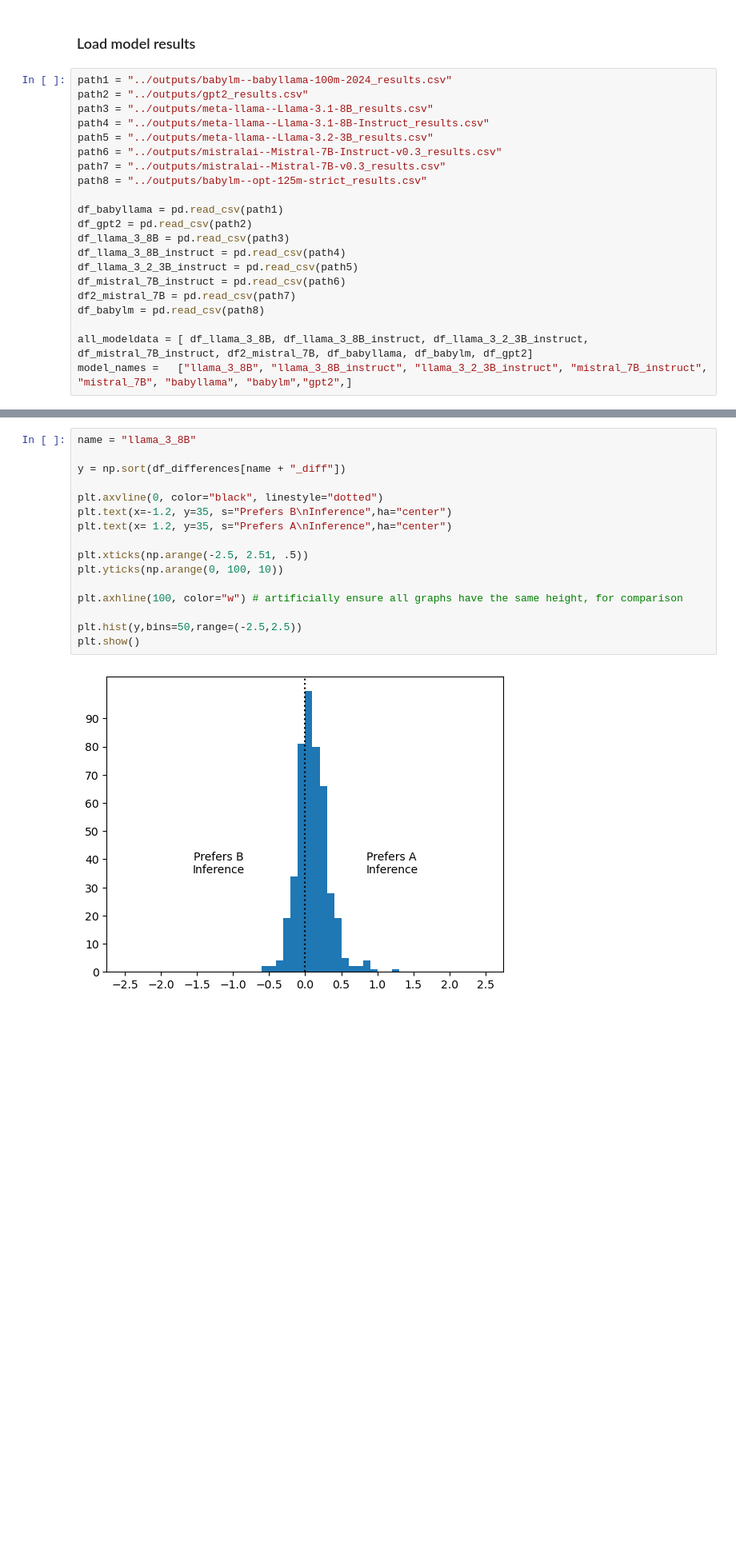
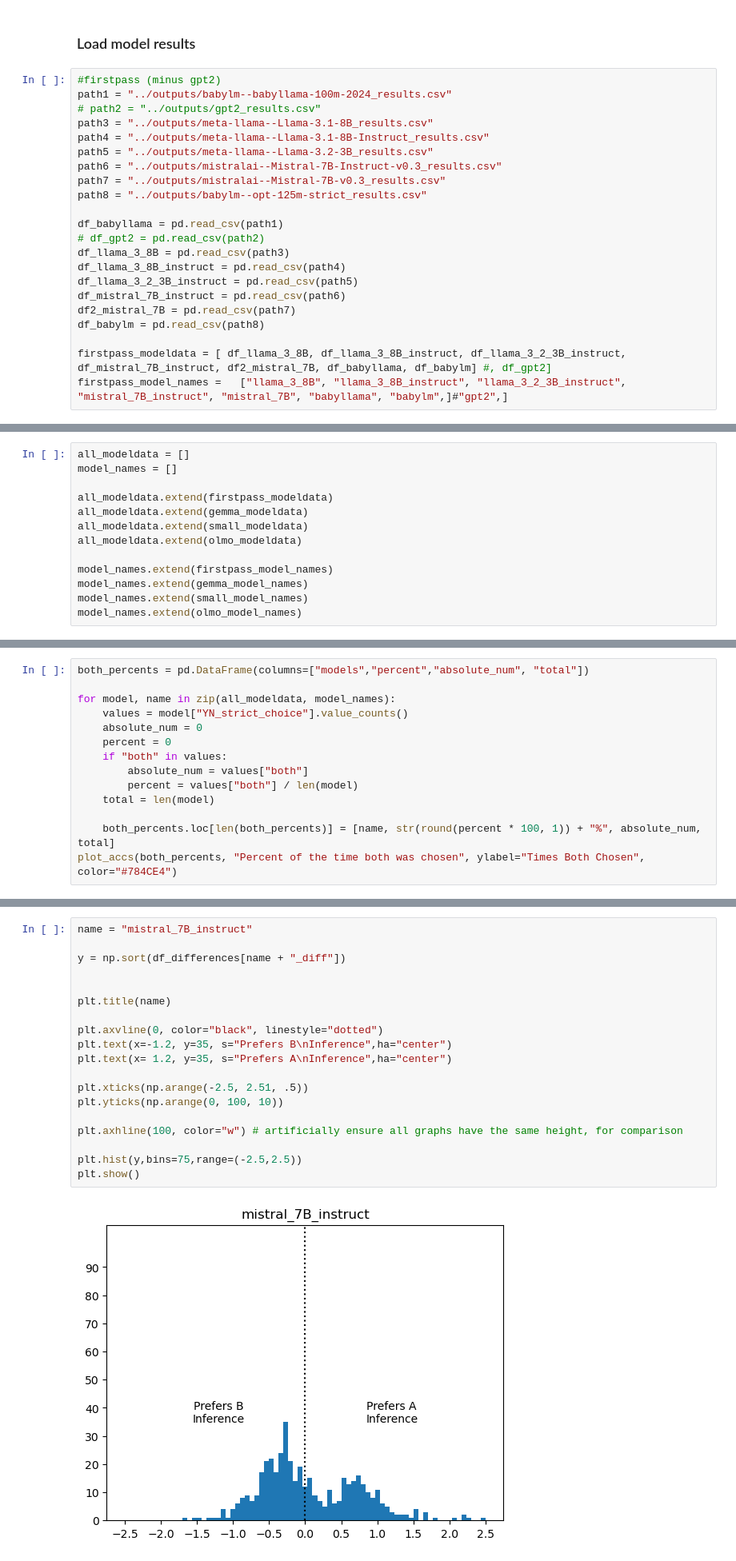
Before and after one commit to kanishkamisra/wugnectives, a Jupyter notebook: analysis/model_eval.ipynb, the cells around one changed output, grey strips where cells are left out. Shown: that part at 80% size. Drawn from its saved outputs; the diff is of its cells as text; blank space fills up the shorter version.

```diff
--- a/analysis/model_eval.ipynb
+++ b/analysis/model_eval.ipynb
@@ -170,8 +155,9 @@ temporal 184 [1, 2]
 # %% [markdown]
 ### Load model results
 # %%
+#firstpass (minus gpt2)
 path1 = "../outputs/babylm--babyllama-100m-2024_results.csv"
-path2 = "../outputs/gpt2_results.csv"
+# path2 = "../outputs/gpt2_results.csv"
 path3 = "../outputs/meta-llama--Llama-3.1-8B_results.csv"
 path4 = "../outputs/meta-llama--Llama-3.1-8B-Instruct_results.csv"
 path5 = "../outputs/meta-llama--Llama-3.2-3B_results.csv"
@@ -180,7 +166,7 @@ path7 = "../outputs/mistralai--Mistral-7B-v0.3_results.csv"
 path8 = "../outputs/babylm--opt-125m-strict_results.csv"
 
 df_babyllama = pd.read_csv(path1)
-df_gpt2 = pd.read_csv(path2)
+# df_gpt2 = pd.read_csv(path2)
 df_llama_3_8B = pd.read_csv(path3)
 df_llama_3_8B_instruct = pd.read_csv(path4)
 df_llama_3_2_3B_instruct = pd.read_csv(path5)
@@ -188,5 +174,5 @@ df_mistral_7B_instruct = pd.read_csv(path6)
 df2_mistral_7B = pd.read_csv(path7)
 df_babylm = pd.read_csv(path8)
 
-all_modeldata = [ df_llama_3_8B, df_llama_3_8B_instruct, df_llama_3_2_3B_instruct, df_mistral_7B_instruct, df2_mistral_7B, df_babyllama, df_babylm, df_gpt2]
-model_names =   ["llama_3_8B", "llama_3_8B_instruct", "llama_3_2_3B_instruct", "mistral_7B_instruct", "mistral_7B", "babyllama", "babylm","gpt2",]
+firstpass_modeldata = [ df_llama_3_8B, df_llama_3_8B_instruct, df_llama_3_2_3B_instruct, df_mistral_7B_instruct, df2_mistral_7B, df_babyllama, df_babylm] #, df_gpt2]
+firstpass_model_names =   ["llama_3_8B", "llama_3_8B_instruct", "llama_3_2_3B_instruct", "mistral_7B_instruct", "mistral_7B", "babyllama", "babylm",]#"gpt2",]
@@ -193,3 +227,16 @@ model_names =   ["llama_3_8B", "llama_3_8B_instruct", "llama_3_2_3B_instruct", "
+# %%
+all_modeldata = []
+model_names = []
+
+all_modeldata.extend(firstpass_modeldata)
+all_modeldata.extend(gemma_modeldata)
+all_modeldata.extend(small_modeldata)
+all_modeldata.extend(olmo_modeldata)
+
+model_names.extend(firstpass_model_names)
+model_names.extend(gemma_model_names)
+model_names.extend(small_model_names)
+model_names.extend(olmo_model_names)
 # %%
 def add_category_and_items(df:pd.DataFrame):
     if not "category" in df.columns:
@@ -441,0 +661,14 @@ plot_accs(accs_inst, title="Model Accuracy: Instantiation", color="#EF8E8E")
+# %%
+both_percents = pd.DataFrame(columns=["models","percent","absolute_num", "total"])
+
+for model, name in zip(all_modeldata, model_names):
+    values = model["YN_strict_choice"].value_counts()
+    absolute_num = 0
+    percent = 0
+    if "both" in values:
+        absolute_num = values["both"]
+        percent = values["both"] / len(model)
+    total = len(model)
+
+    both_percents.loc[len(both_percents)] = [name, str(round(percent * 100, 1)) + "%", absolute_num, total]
+plot_accs(both_percents, "Percent of the time both was chosen", ylabel="Times Both Chosen", color="#784CE4")
@@ -490,21 +776,24 @@ plt.show()
 # %%
-name = "llama_3_8B"
+name = "mistral_7B_instruct"
 
 y = np.sort(df_differences[name + "_diff"])
+
+
+plt.title(name)
 
 plt.axvline(0, color="black", linestyle="dotted")
 plt.text(x=-1.2, y=35, s="Prefers B\nInference",ha="center")
 plt.text(x= 1.2, y=35, s="Prefers A\nInference",ha="center")
 
 plt.xticks(np.arange(-2.5, 2.51, .5))
 plt.yticks(np.arange(0, 100, 10))
 
 plt.axhline(100, color="w") # artificially ensure all graphs have the same height, for comparison
 
-plt.hist(y,bins=50,range=(-2.5,2.5))
+plt.hist(y,bins=75,range=(-2.5,2.5))
 plt.show()
 # %% [output]
-[figure, old version]
+[figure, new version]
 # %%
 print(np.max(df_differences[name + "_diff"]))
 print(np.min(df_differences[name + "_diff"]))
```
Also changed, not shown: parts of 32 cells of this notebook.
